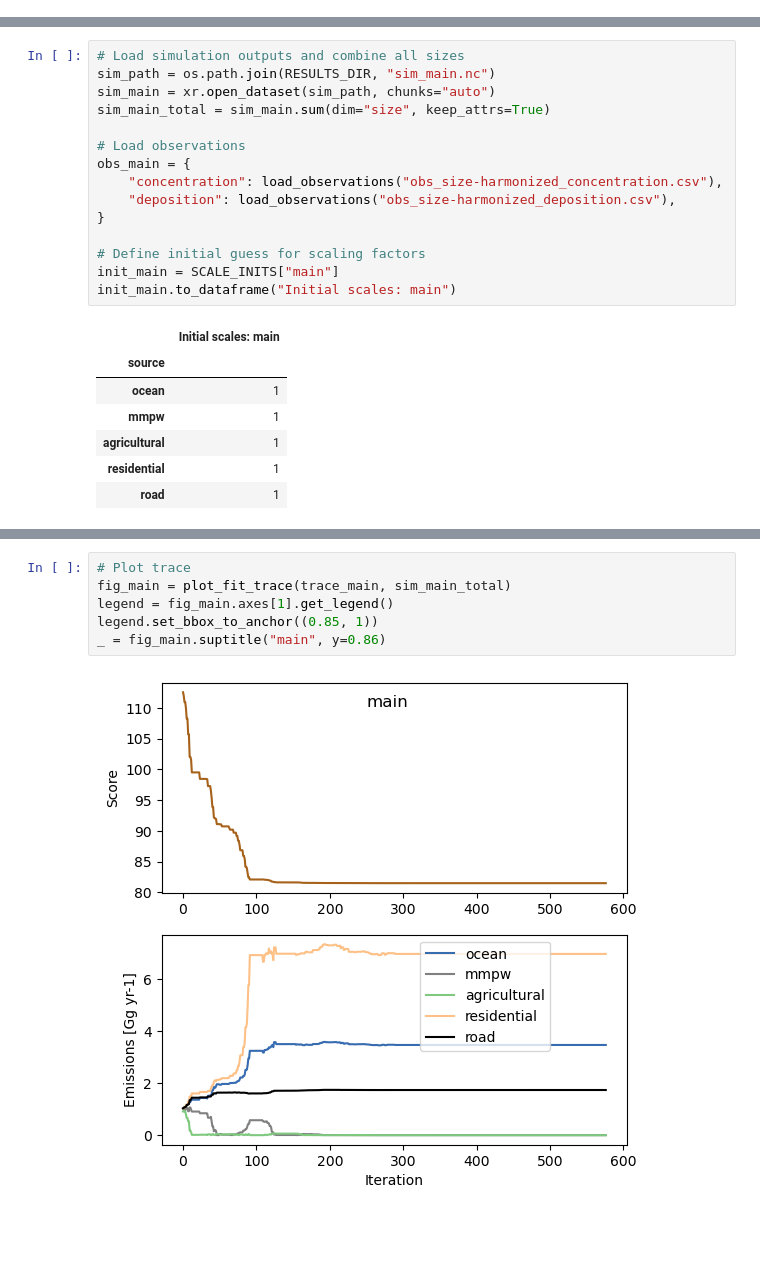
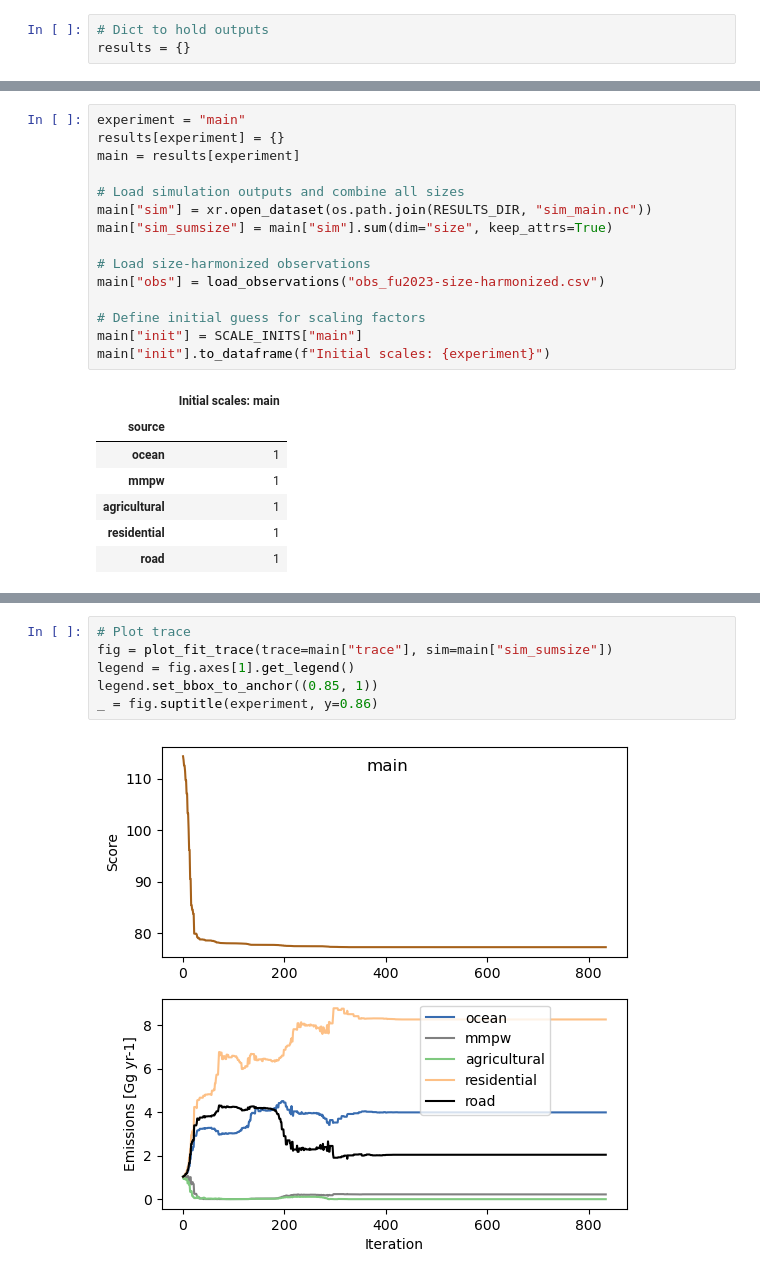
Before and after one commit to GEOS-Chem-IGE/hough2026_atmo-plast-emis_harmonize, a Jupyter notebook: notebooks/constrain-simulations.ipynb, the cells around one changed output, grey strips where cells are left out. Saved outputs shown, nothing was run; the diff lists cells and outputs as text; blank space fills up the shorter version.

```diff
--- a/notebooks/constrain-simulations.ipynb
+++ b/notebooks/constrain-simulations.ipynb
@@ -206,6 +209,9 @@ Introduction
 ------------
 
 This notebook constrains simulated atmospheric micropastics to match size-harmonized observations. We use the same approach as @Fu2023: compute scaling factors that minimized the squared difference between log-transformed simulated atmospheric microplastic concentration and deposition and log-transformed observations.
+# %%
+# Dict to hold outputs
+results = {}
 # %% [markdown]
 Constrain *main* simulation
 ---------------------------
@@ -218,20 +224,20 @@ We use size-harmonized observations of atmospheric microplastic concentration an
 
 We compute a single scaling factor for each source and apply it to all tracer sizes. This ensures that constrained emissions have a realistic particle size distribution. The initial value of each scale is set to 1.
 # %%
+experiment = "main"
+results[experiment] = {}
+main = results[experiment]
+
 # Load simulation outputs and combine all sizes
-sim_path = os.path.join(RESULTS_DIR, "sim_main.nc")
-sim_main = xr.open_dataset(sim_path, chunks="auto")
-sim_main_total = sim_main.sum(dim="size", keep_attrs=True)
+main["sim"] = xr.open_dataset(os.path.join(RESULTS_DIR, "sim_main.nc"))
+main["sim_sumsize"] = main["sim"].sum(dim="size", keep_attrs=True)
 
-# Load observations
-obs_main = {
-    "concentration": load_observations("obs_size-harmonized_concentration.csv"),
-    "deposition": load_observations("obs_size-harmonized_deposition.csv"),
-}
+# Load size-harmonized observations
+main["obs"] = load_observations("obs_fu2023-size-harmonized.csv")
 
 # Define initial guess for scaling factors
-init_main = SCALE_INITS["main"]
-init_main.to_dataframe("Initial scales: main")
+main["init"] = SCALE_INITS["main"]
+main["init"].to_dataframe(f"Initial scales: {experiment}")
 # %% [output]
 |  | Initial scales: main |
 | source |  |
@@ -258,11 +264,11 @@ Optimization terminated successfully.
 -> results/trace_main.pkl
 # %%
 # Plot trace
-fig_main = plot_fit_trace(trace_main, sim_main_total)
-legend = fig_main.axes[1].get_legend()
+fig = plot_fit_trace(trace=main["trace"], sim=main["sim_sumsize"])
+legend = fig.axes[1].get_legend()
 legend.set_bbox_to_anchor((0.85, 1))
-_ = fig_main.suptitle("main", y=0.86)
+_ = fig.suptitle(experiment, y=0.86)
 # %% [output]
-[figure, old version]
+[figure, new version]
 # %%
 # Apply scaling factors to the size-resolved outputs and combine terrestrial sources
```
Also changed, not shown: parts of 12 cells of this notebook.
